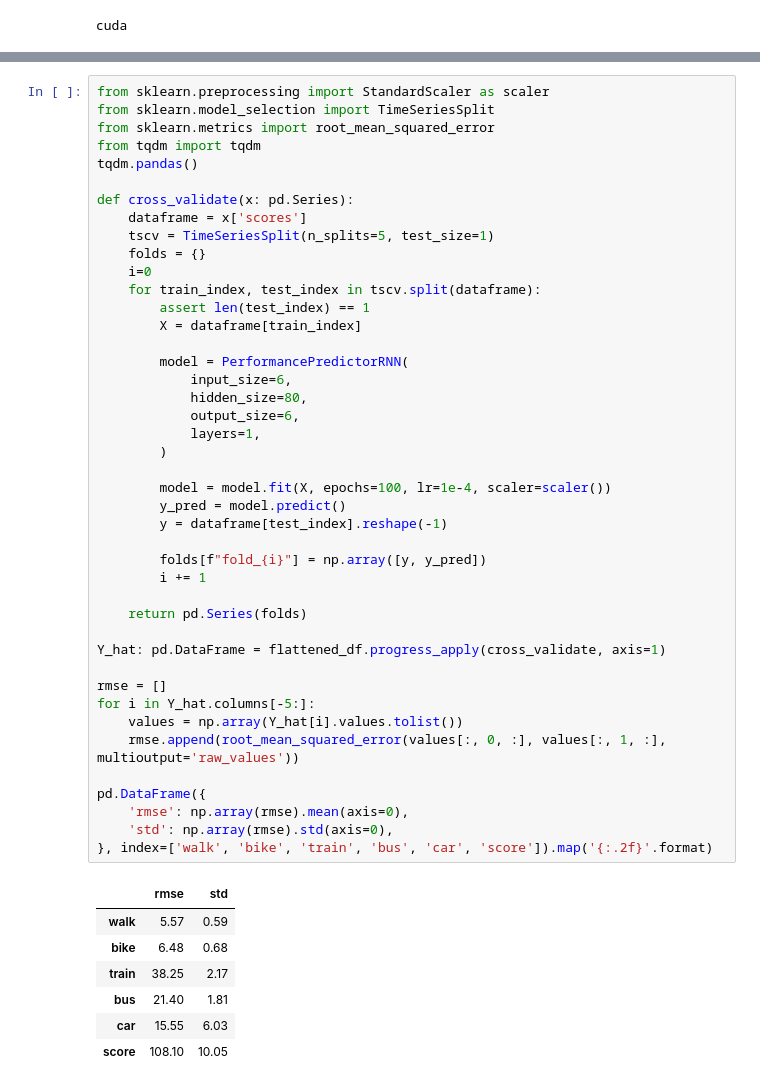
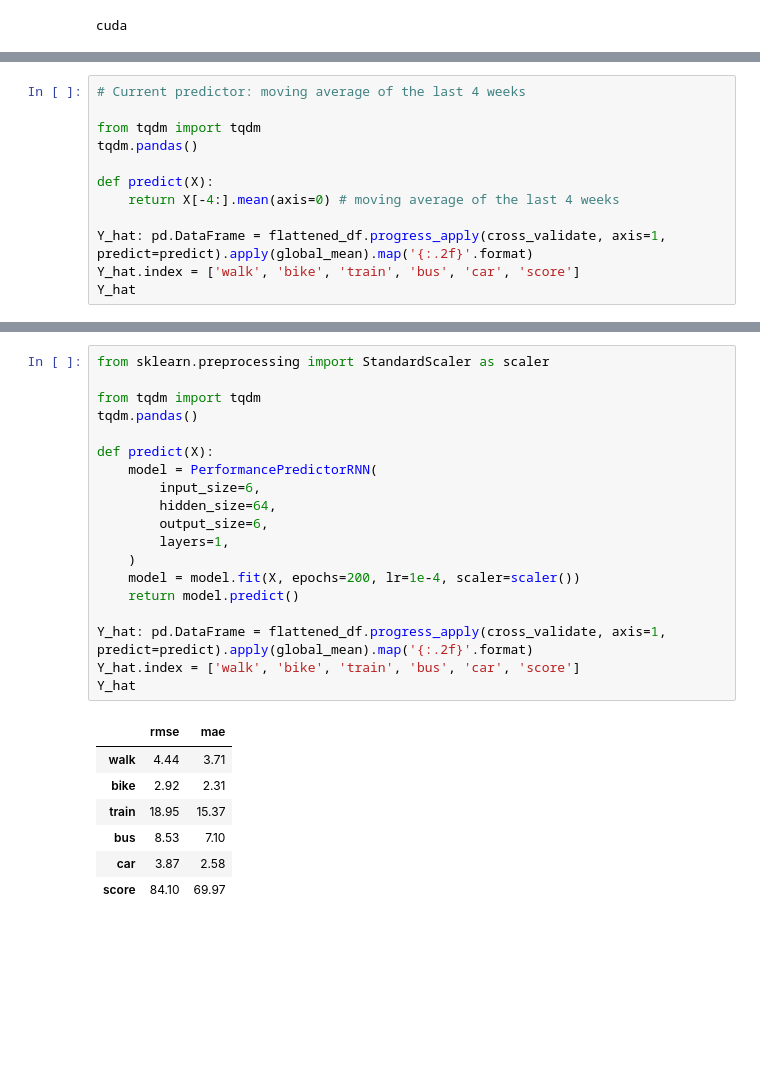
Before and after one commit to rik1599/playngo_challenge_generator, a Jupyter notebook: notebooks/GRU.ipynb, the cells around one changed output, grey strips where cells are left out. Cells and saved outputs as stored; diff of their text form; blank space fills up the shorter version.

```diff
--- a/notebooks/GRU.ipynb
+++ b/notebooks/GRU.ipynb
@@ -175,0 +224,12 @@ cuda
+# %%
+# Current predictor: moving average of the last 4 weeks
+
+from tqdm import tqdm
+tqdm.pandas()
+
+def predict(X):
+    return X[-4:].mean(axis=0) # moving average of the last 4 weeks
+
+Y_hat: pd.DataFrame = flattened_df.progress_apply(cross_validate, axis=1, predict=predict).apply(global_mean).map('{:.2f}'.format)
+Y_hat.index = ['walk', 'bike', 'train', 'bus', 'car', 'score']
+Y_hat
@@ -176,51 +244,27 @@ cuda
 # %%
 from sklearn.preprocessing import StandardScaler as scaler
-from sklearn.model_selection import TimeSeriesSplit
-from sklearn.metrics import root_mean_squared_error
+
 from tqdm import tqdm
 tqdm.pandas()
 
-def cross_validate(x: pd.Series):
-    dataframe = x['scores']
-    tscv = TimeSeriesSplit(n_splits=5, test_size=1)
-    folds = {}
-    i=0
-    for train_index, test_index in tscv.split(dataframe):
-        assert len(test_index) == 1
-        X = dataframe[train_index]
+def predict(X):
+    model = PerformancePredictorRNN(
+        input_size=6,
+        hidden_size=64,
+        output_size=6,
+        layers=1,
+    )
+    model = model.fit(X, epochs=200, lr=1e-4, scaler=scaler())
+    return model.predict()
 
-        model = PerformancePredictorRNN(
-            input_size=6,
-            hidden_size=80,
-            output_size=6,
-            layers=1,
-        )
-
-        model = model.fit(X, epochs=100, lr=1e-4, scaler=scaler())
-        y_pred = model.predict()
-        y = dataframe[test_index].reshape(-1)
-
-        folds[f"fold_{i}"] = np.array([y, y_pred])
-        i += 1
-
-    return pd.Series(folds)
-
-Y_hat: pd.DataFrame = flattened_df.progress_apply(cross_validate, axis=1)
-
-rmse = []
-for i in Y_hat.columns[-5:]:
-    values = np.array(Y_hat[i].values.tolist())
-    rmse.append(root_mean_squared_error(values[:, 0, :], values[:, 1, :], multioutput='raw_values'))
-
-pd.DataFrame({
-    'rmse': np.array(rmse).mean(axis=0),
-    'std': np.array(rmse).std(axis=0),
-}, index=['walk', 'bike', 'train', 'bus', 'car', 'score']).map('{:.2f}'.format)
+Y_hat: pd.DataFrame = flattened_df.progress_apply(cross_validate, axis=1, predict=predict).apply(global_mean).map('{:.2f}'.format)
+Y_hat.index = ['walk', 'bike', 'train', 'bus', 'car', 'score']
+Y_hat
 # %% [output]
-|  | rmse | std |
-| walk | 5.57 | 0.59 |
-| bike | 6.48 | 0.68 |
-| train | 38.25 | 2.17 |
-| bus | 21.40 | 1.81 |
-| car | 15.55 | 6.03 |
-| score | 108.10 | 10.05 |
+|  | rmse | mae |
+| walk | 4.44 | 3.71 |
+| bike | 2.92 | 2.31 |
+| train | 18.95 | 15.37 |
+| bus | 8.53 | 7.10 |
+| car | 3.87 | 2.58 |
+| score | 84.10 | 69.97 |
```
Also changed, not shown: parts of 6 cells of this notebook, 2 other files.
